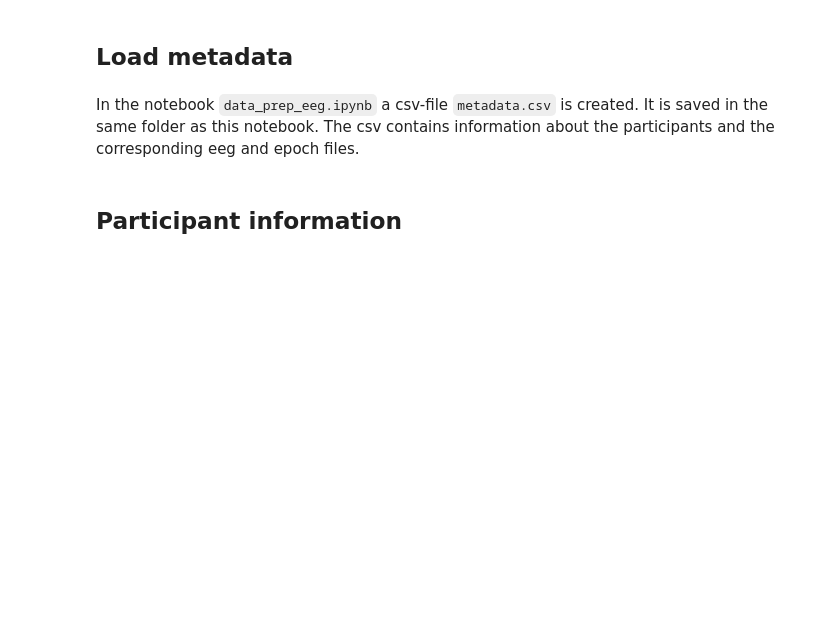
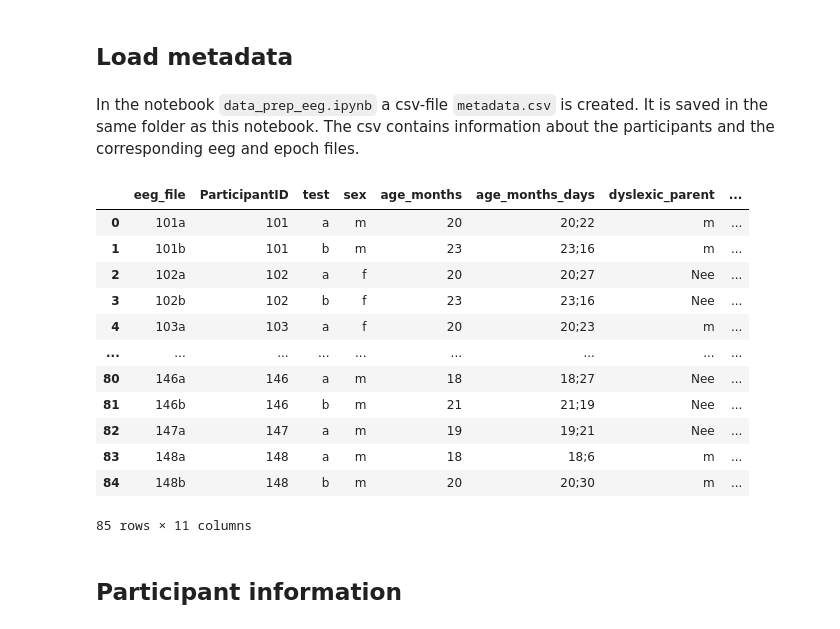
Before and after one commit to eegyolk-ai/eegyolk, a Jupyter notebook: dyslexiaprediction_nadine/data_analysis.ipynb, the cells around one changed output. Cells and saved outputs as stored; diff of their text form; code cells hidden in the pictures; blank space fills up the shorter version.

```diff
--- a/dyslexiaprediction_nadine/data_analysis.ipynb
+++ b/dyslexiaprediction_nadine/data_analysis.ipynb
@@ -55,3 +55,19 @@ metadata = metadata[:1]
+# %%
+metadata
+# %% [output]
+|  | eeg_file | ParticipantID | test | sex | age_months | age_months_days | dyslexic_parent | ... |
+| 0 | 101a | 101 | a | m | 20 | 20;22 | m | ... |
+| 1 | 101b | 101 | b | m | 23 | 23;16 | m | ... |
+| 2 | 102a | 102 | a | f | 20 | 20;27 | Nee | ... |
+| 3 | 102b | 102 | b | f | 23 | 23;16 | Nee | ... |
+| 4 | 103a | 103 | a | f | 20 | 20;23 | m | ... |
+| ... | ... | ... | ... | ... | ... | ... | ... | ... |
+| 80 | 146a | 146 | a | m | 18 | 18;27 | Nee | ... |
+| 81 | 146b | 146 | b | m | 21 | 21;19 | Nee | ... |
+| 82 | 147a | 147 | a | m | 19 | 19;21 | Nee | ... |
+| 83 | 148a | 148 | a | m | 18 | 18;6 | m | ... |
+| 84 | 148b | 148 | b | m | 20 | 20;30 | m | ... |
+85 rows × 11 columns
 # %% [markdown]
 ## Participant information
 # %% [markdown]
```
Also changed, not shown: parts of 13 cells of this notebook, 10 other files.
